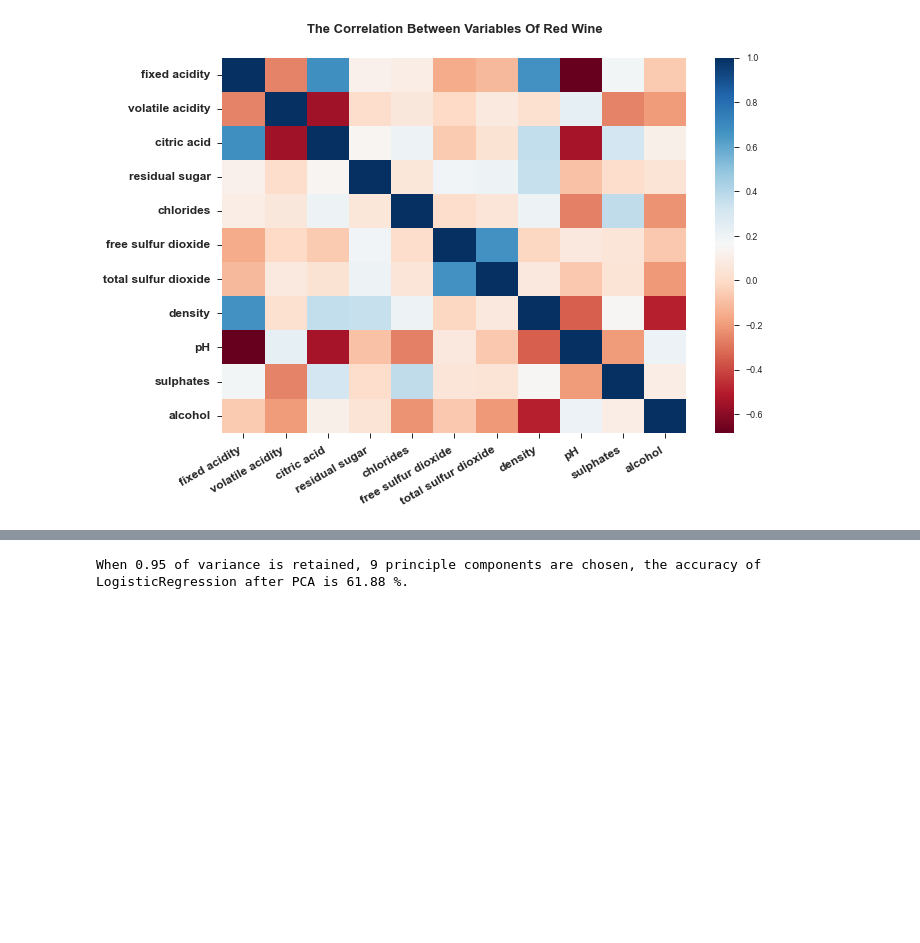
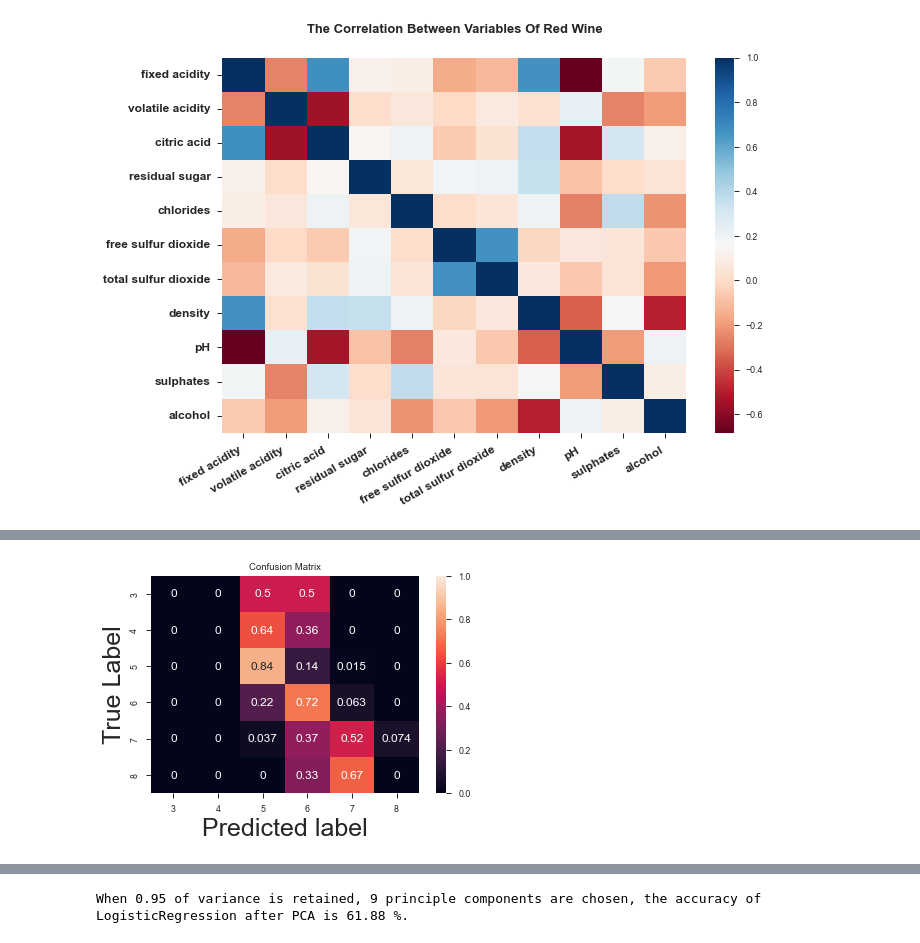
Before and after one commit to HaoHuMenn/DataScienceClassHomework, a Jupyter notebook: Machine Learning Project_Red Wine.ipynb, the cells around one changed output, grey strips where cells are left out. Cells and saved outputs as stored; diff of their text form; code cells hidden in the pictures; blank space fills up the shorter version.

```diff
--- a/Machine Learning Project_Red Wine.ipynb
+++ b/Machine Learning Project_Red Wine.ipynb
@@ -185,0 +314,22 @@ testx = scaler.transform(testx)
+# %%
+#n_estimators defines how many trees in the forest we will run
+rf = RandomForestClassifier(n_estimators=200, criterion="entropy", random_state= 0)
+rf.fit(trainx, trainy)
+prediction_test = rf.predict(X = testx)
+
+# print the accuracy on train
+print("Training Accuracy is: ", rf.score(trainx, trainy))
+
+# print the accuracy on test
+print("Testing Accuracy is: ", rf.score(testx, testy))
+
+# print the feature importance matrix
+importances = rf.feature_importances_
+indices = np.argsort(importances)[::-1]
+
+
+
+# iterate through all the columns in X
+for i in range(X.shape[1]):
+
+    print ("%2d) %-*s %f" % (i + 1, 30, X.columns[i],importances[indices[i]]))
@@ -185,0 +389,8 @@ testx = scaler.transform(testx)
+# %%
+# confusion matrix
+rfcm = confusion_matrix(testy, prediction_test)
+rfcm_norm = rfcm/rfcm.sum(axis = 1)[:, np.newaxis]
+plt.figure
+plot_confusion_matrix(rfcm_norm, classes = rf.classes_)
+# %% [output]
+[figure, added]
```
Also changed, not shown: parts of 31 cells of this notebook.
